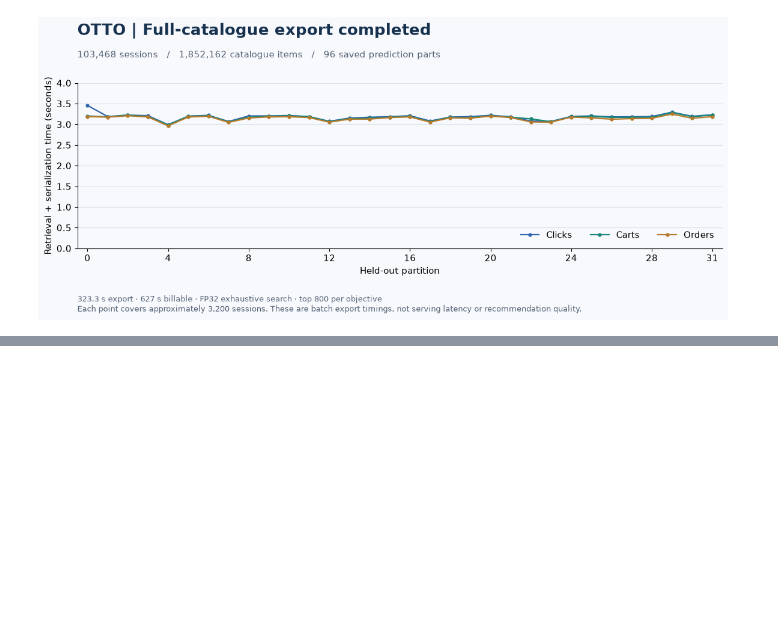
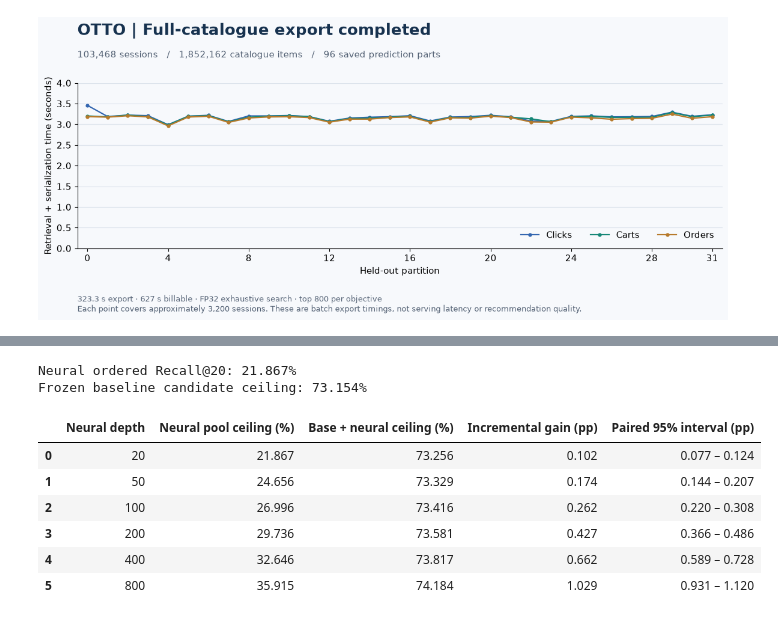
Before and after one commit to alvaromendizabal/otto-recommender-system, a Jupyter notebook: notebooks/05_two_tower_results.ipynb, the cells around one changed output, grey strips where cells are left out. Cells and saved outputs as stored; diff of their text form; code cells hidden in the pictures; blank space fills up the shorter version.

```diff
--- a/notebooks/05_two_tower_results.ipynb
+++ b/notebooks/05_two_tower_results.ipynb
@@ -209,0 +210,26 @@ The neural retriever advances to five-fold OOF only if its held-out candidates r
+# %%
+result = json.loads((ROOT / 'reports/metrics/two_tower_fold0_retrieval.json').read_text())
+audit = json.loads((ROOT / 'reports/metrics/two_tower_fold0_audit.json').read_text())
+assert result['status'] == audit['status'] == 'passed'
+assert result['input_id'] == audit['input_id']
+points = result['points']
+frontier = pd.DataFrame([{
+    'Neural depth': row['neural_k'],
+    'Neural pool ceiling (%)': 100 * row['weighted_neural_ceiling'],
+    'Base + neural ceiling (%)': 100 * row['weighted_union_ceiling'],
+    'Incremental gain (pp)': 100 * row['weighted_incremental_ceiling'],
+    'Paired 95% interval (pp)': ' – '.join(f'{100 * x:.3f}' for x in row['weighted_incremental_ci95']),
+} for row in points])
+print(f"Neural ordered Recall@20: {100 * points[0]['weighted_neural_ceiling']:.3f}%")
+print(f"Frozen baseline candidate ceiling: {100 * points[-1]['weighted_base_ceiling']:.3f}%")
+display(frontier.round(3))
+# %% [output]
+Neural ordered Recall@20: 21.867%
+Frozen baseline candidate ceiling: 73.154%
+|  | Neural depth | Neural pool ceiling (%) | Base + neural ceiling (%) | Incremental gain (pp) | Paired 95% interval (pp) |
+| 0 | 20 | 21.867 | 73.256 | 0.102 | 0.077 – 0.124 |
+| 1 | 50 | 24.656 | 73.329 | 0.174 | 0.144 – 0.207 |
+| 2 | 100 | 26.996 | 73.416 | 0.262 | 0.220 – 0.308 |
+| 3 | 200 | 29.736 | 73.581 | 0.427 | 0.366 – 0.486 |
+| 4 | 400 | 32.646 | 73.817 | 0.662 | 0.589 – 0.728 |
+| 5 | 800 | 35.915 | 74.184 | 1.029 | 0.931 – 1.120 |
```
Also changed, not shown: parts of 14 cells of this notebook, 13 other files.
